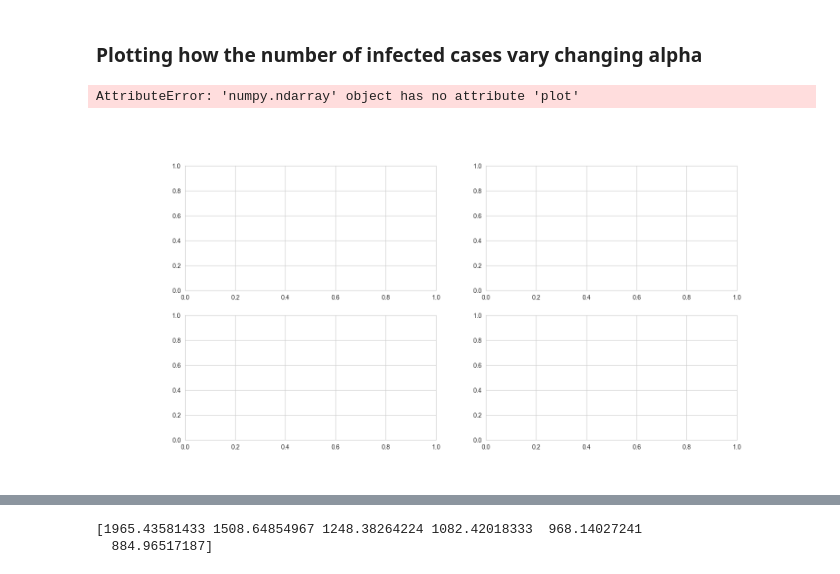
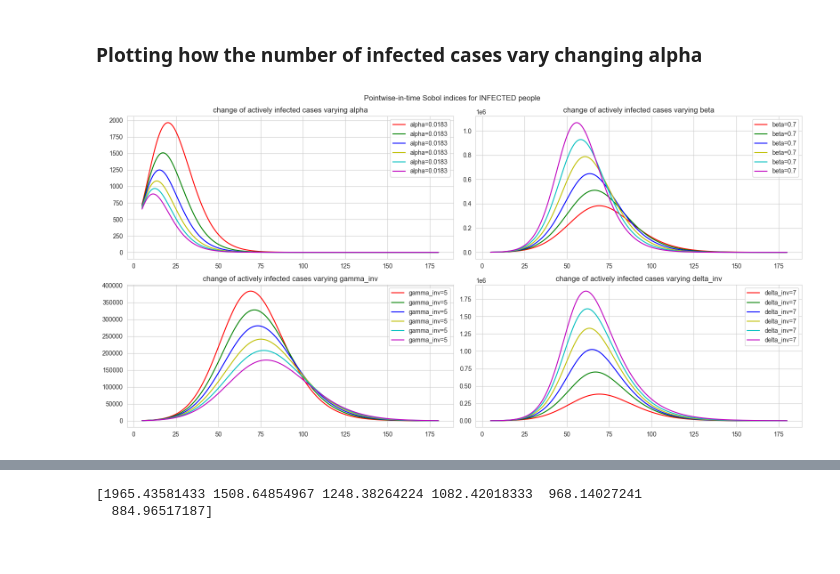
Before and after one commit to teobucci/computational-statistics, a Jupyter notebook: 04_SIR.ipynb, the cells around one changed output, grey strips where cells are left out. Saved outputs shown, nothing was run; the diff lists cells and outputs as text; code cells hidden in the pictures.

Commit message:
correct last plots

```diff
--- a/04_SIR.ipynb
+++ b/04_SIR.ipynb
@@ -165,13 +166,6 @@ L     = Uniform(0.1, (0.5 - 0.1 ))
 K     = Uniform(0.001, (0.05 - 0.001 ))
 
 dist_object = JointIndependent([A, B, G_inv, D_inv, L, K])
-
-alpha = 0.0183  # protection rate
-beta = 0.7      # infectious rate
-gamma_inv = 5   # average incubation time
-delta_inv = 7   # average quarantine time
-lam = 0.1       # cure rate
-kappa = 0.001   # mortality rate
 # %% [markdown]
 Perform the sensitivity analysis and measure the time taken by the cell to execute it.
 # %%
@@ -367,52 +361,52 @@ I_max_alpha=np.array(np.zeros(n_values))
 I_max_beta=np.array(np.zeros(n_values))
 I_max_gamma_inv=np.array(np.zeros(n_values))
 I_max_delta_inv=np.array(np.zeros(n_values))
 
+
 fig, ax = plt.subplots(2, 2, figsize=(16, 8))
-
-ax[0].plot(t[timespan], sol[2, timespan],label=f"alpha={alpha}", color=c[i])
 
 # Total order
 for i in range(len(alpha_range)):
 
-    alpha=alpha_range[i]
-    sol = solveSEIR(input_parameters=[alpha, beta, gamma_inv, delta_inv, lam, kappa])
+    alpha_t=alpha_range[i]
+    sol = solveSEIR(input_parameters=[alpha_t, beta, gamma_inv, delta_inv, lam, kappa])
     I_max_alpha[i]=np.max(sol[2,:])
-    ax[0].plot(t[timespan], sol[2, timespan],label=f"alpha={alpha}", color=c[i])
+    ax[0,0].plot(t[timespan], sol[2, timespan],label=f"alpha={alpha}", color=c[i])
 
 
-    beta=beta_range[i]
-    sol = solveSEIR(input_parameters=[alpha, beta, gamma_inv, delta_inv, lam, kappa])
-    ax[1].plot(t[timespan], sol[2, timespan],label=f"beta={beta}", color=c[i])
+    beta_t=beta_range[i]
+    sol = solveSEIR(input_parameters=[alpha, beta_t, gamma_inv, delta_inv, lam, kappa])
+    ax[0,1].plot(t[timespan], sol[2, timespan],label=f"beta={beta}", color=c[i])
     I_max_beta=np.max(sol[2,:])
 
-    gamma_inv=gamma_inv_range[i]
-    ax[2].plot(t[timespan], sol[2, timespan],label=f"gamma_inv={gamma_inv}", color=c[i])
+    gamma_inv_t=gamma_inv_range[i]
+    sol = solveSEIR(input_parameters=[alpha, beta, gamma_inv_t, delta_inv, lam, kappa])
+    ax[1,0].plot(t[timespan], sol[2, timespan],label=f"gamma_inv={gamma_inv}", color=c[i])
     I_max_gamma_inv=np.max(sol[2,:])
 
-    delta_inv=delta_inv_range[i]
-    ax[3].plot(t[timespan], sol[2, timespan],label=f"delta_inv={delta_inv}", color=c[i])
+    delta_inv_t=delta_inv_range[i]
+    sol = solveSEIR(input_parameters=[alpha, beta, gamma_inv, delta_inv_t, lam, kappa])
+    ax[1,1].plot(t[timespan], sol[2, timespan],label=f"delta_inv={delta_inv}", color=c[i])
     I_max_delta_inv=np.max(sol[2,:])
 
 
-ax[0].set_title("change of actively infected cases varying $\alpha$")
-ax[0].legend()
+ax[0,0].set_title("change of actively infected cases varying alpha")
+ax[0,0].legend()
 
-ax[1].set_title("change of actively infected cases varying $\beta$")
-ax[1].legend()
+ax[0,1].set_title("change of actively infected cases varying beta")
+ax[0,1].legend()
 
-ax[2].set_title("change of actively infected cases varying gamma_inv")
-ax[2].legend()
+ax[1,0].set_title("change of actively infected cases varying gamma_inv")
+ax[1,0].legend()
 
 
-ax[3].set_title("change of actively infected cases varying delta_inv")
-ax[3].legend()
+ax[1,1].set_title("change of actively infected cases varying delta_inv")
+ax[1,1].legend()
 
 
 fig.suptitle("Pointwise-in-time Sobol indices for INFECTED people")
 fig.tight_layout(pad=1.0)
 
 plt.show()
 # %% [output]
-AttributeError: 'numpy.ndarray' object has no attribute 'plot'
-[figure, old version]
+[figure, new version]
```
Also changed, not shown: parts of 9 cells of this notebook.
